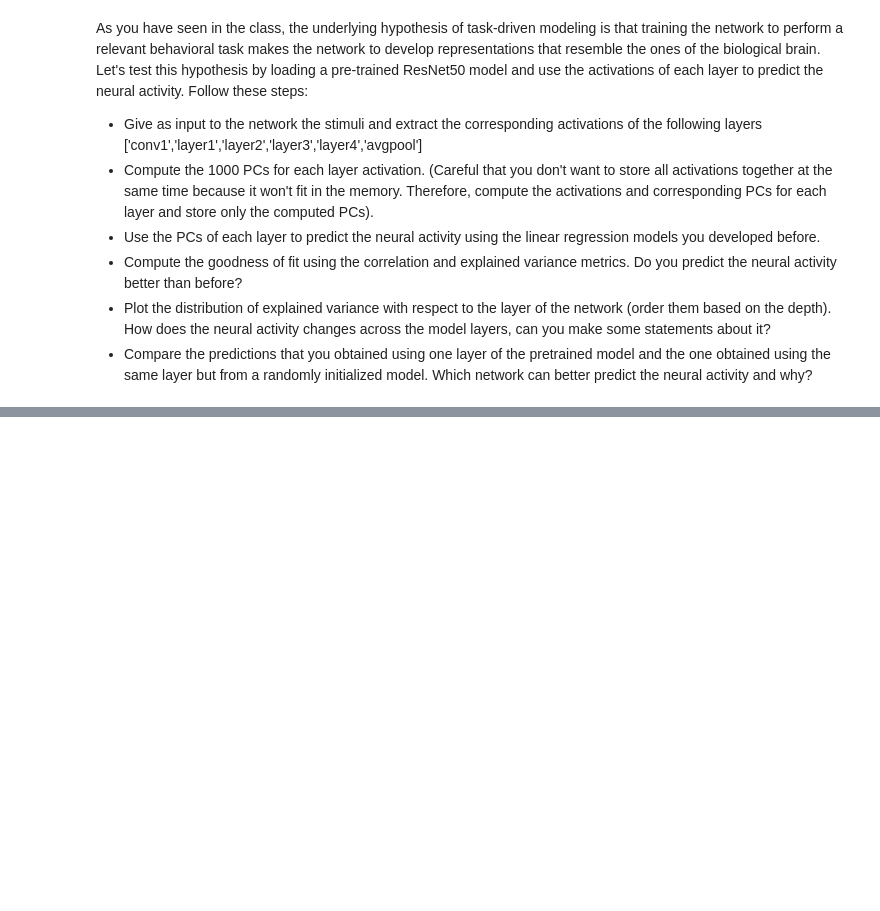
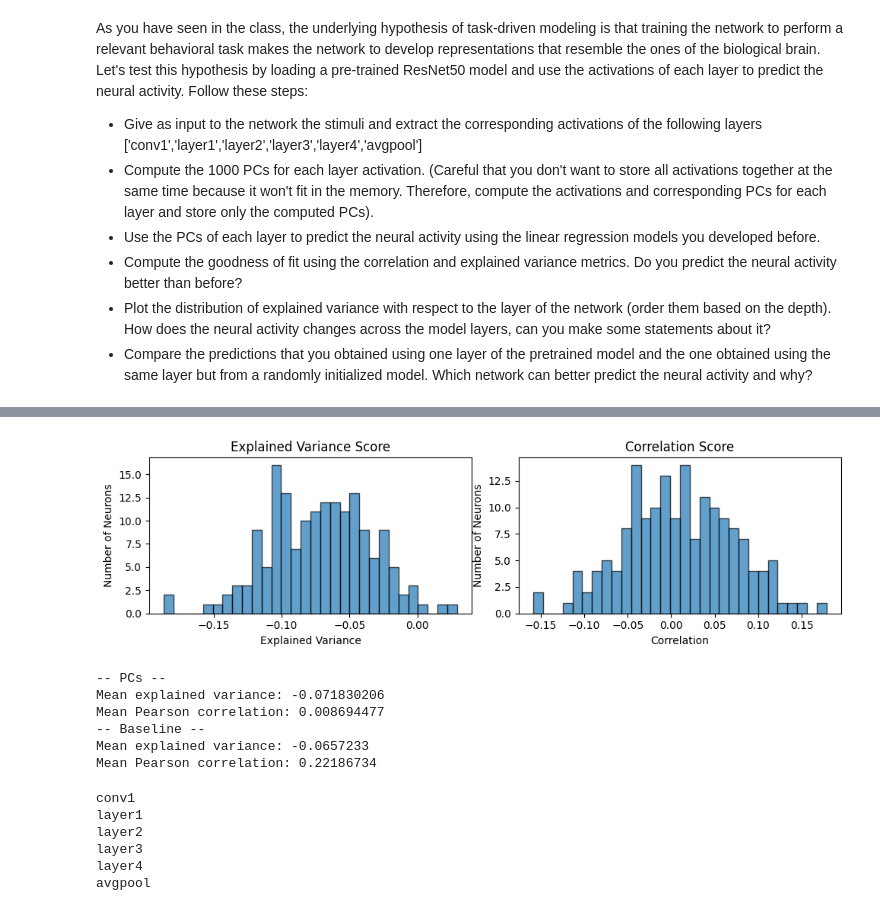
Before and after one commit to ledondodo/brainlike, a Jupyter notebook: week6/week6.ipynb, the cells around one changed output, grey strips where cells are left out. Cells and saved outputs as stored; diff of their text form; code cells hidden in the pictures; blank space fills up the shorter version.

```diff
--- a/week6/week6.ipynb
+++ b/week6/week6.ipynb
@@ -373,0 +368,71 @@ TypeError: cat() received an invalid combination of arguments - got (Tensor, dim
+# %%
+# 3. Linear models to predict activity from PCs
+
+pcs_train = [X_train] + list(layers_pcs.values()) + [spikes_train]
+pcs_models = []
+
+# Train models
+for i in range(len(pcs_train)-1):
+    ridge = Ridge()
+    ridge.fit(pcs_train[i], pcs_train[i+1])
+    pcs_models.append(ridge)
+
+# Forward
+def forward(x, models):
+    out = x
+    for model in models:
+        out = model.predict(out)
+    return out
+pred = forward(X_val, pcs_models)
+# %%
+# 4. Metrics: correlation, EV
+from sklearn.metrics import explained_variance_score
+from scipy.stats import pearsonr
+
+fig, axs = plt.subplots(1,2, figsize=(10,3))
+axs = axs.ravel()
+
+ev = explained_variance_score(spikes_val, pred, multioutput='raw_values')
+axs[0].hist(ev, bins=30, edgecolor='black', alpha=0.7)
+axs[0].set_title(f'Explained Variance Score')
+axs[0].set_xlabel('Explained Variance')
+axs[0].set_ylabel('Number of Neurons')
+
+corr = np.array([pearsonr(x,y)[0] for (x,y) in zip(pred.T, spikes_val.T)])
+axs[1].hist(corr, bins=30, edgecolor='black', alpha=0.7)
+axs[1].set_title(f'Correlation Score')
+axs[1].set_xlabel('Correlation')
+axs[1].set_ylabel('Number of Neurons')
+
+plt.tight_layout()
+plt.show()
+
+print("-- PCs --")
+print("Mean explained variance:", ev.mean())
+print("Mean Pearson correlation:", corr.mean())
+print("-- Baseline --")
+ev_baseline = explained_variance_score(spikes_val, predictions_pca['best_ridge'], multioutput='raw_values')
+corr_baseline = np.array([pearsonr(x,y)[0] for (x,y) in zip(predictions_pca['best_ridge'].T, spikes_val.T)])
+print("Mean explained variance:", ev_baseline.mean())
+print("Mean Pearson correlation:", corr_baseline.mean())
+# %% [output]
+[figure, added]
+-- PCs --
+Mean explained variance: -0.071830206
+Mean Pearson correlation: 0.008694477
+-- Baseline --
+Mean explained variance: -0.0657233
+Mean Pearson correlation: 0.22186734
+# %%
+# 5. EV distribution per layer
+ev_layer = {}
+
+for layer in layers_pcs.keys():
+    pass
+# %% [output]
+conv1
+layer1
+layer2
+layer3
+layer4
+avgpool
```
Also changed, not shown: parts of 13 cells of this notebook.
